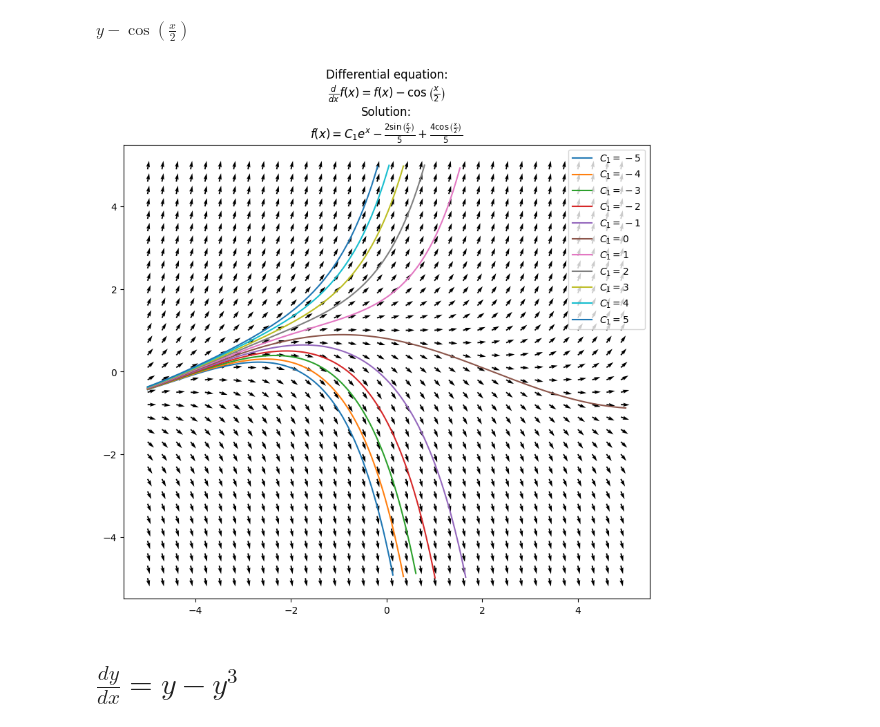
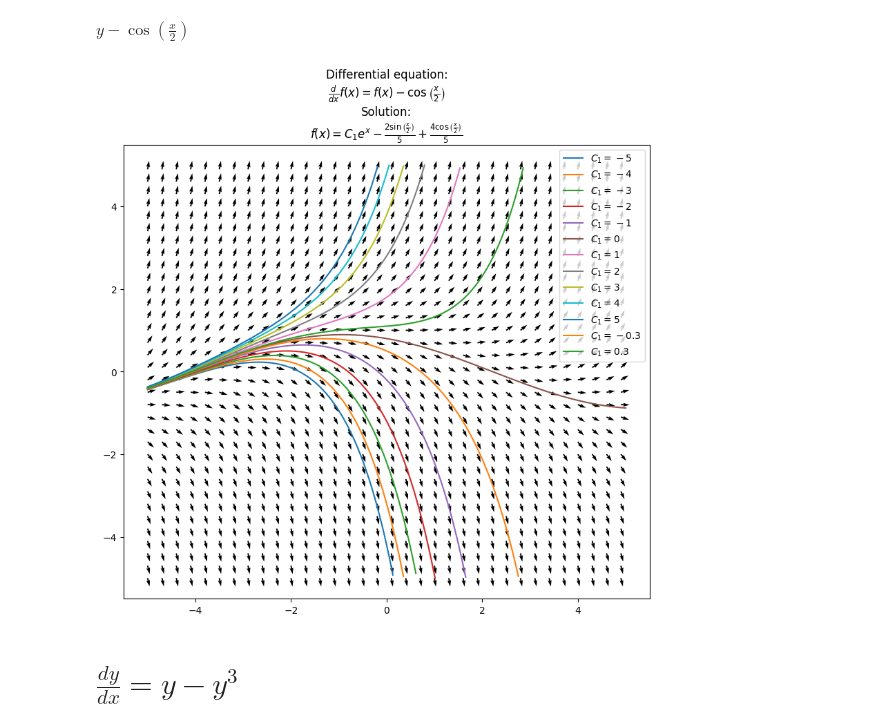
Before and after one commit to Yolonek/DifferentialEquations, a Jupyter notebook: FirstOrderDifferentialEquations/AutonomousFirstOrderDE.ipynb, the cells around one changed output. Cells and saved outputs as stored; diff of their text form; code cells hidden in the pictures.

```diff
--- a/FirstOrderDifferentialEquations/AutonomousFirstOrderDE.ipynb
+++ b/FirstOrderDifferentialEquations/AutonomousFirstOrderDE.ipynb
@@ -181,11 +197,13 @@ direction_field
 $\displaystyle y - \cos{\left(\frac{x}{2} \right)}$
 # %%
 consts = [[(C1, i)] for i in range(-5, 6, 1)]
+consts.append([(C1, -0.3)])
+consts.append([(C1, 0.3)])
 figure7, axes7 = plt.subplots(1, 1, figsize=(8, 8), layout='constrained')
-plot_function(solution, x, diff_eq, x_values, consts, axes7, threshold=(a, b))
+plot_many_functions(solution, x, diff_eq, x_values, consts, axes7, threshold=(a, b))
 plot_direction_field(x, y, direction_field, (a, b, a, b, .3), axes7, title=False)
 # %% [output]
-[figure, old version]
+[figure, new version]
 # %% [markdown]
 # $\frac{dy}{dx} = y - y^3$
 # %%
```
Also changed, not shown: parts of 13 cells of this notebook, 4 other files.
